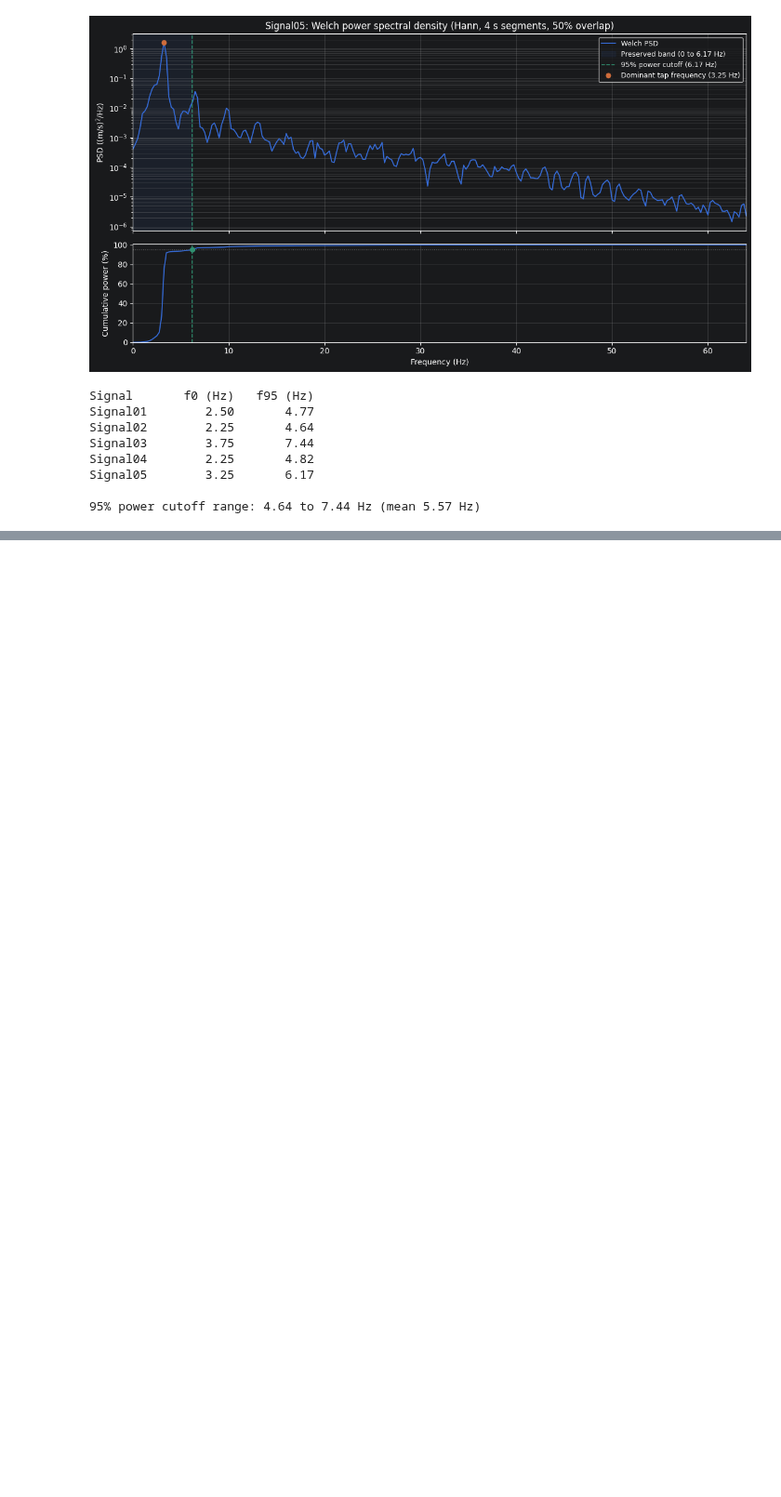
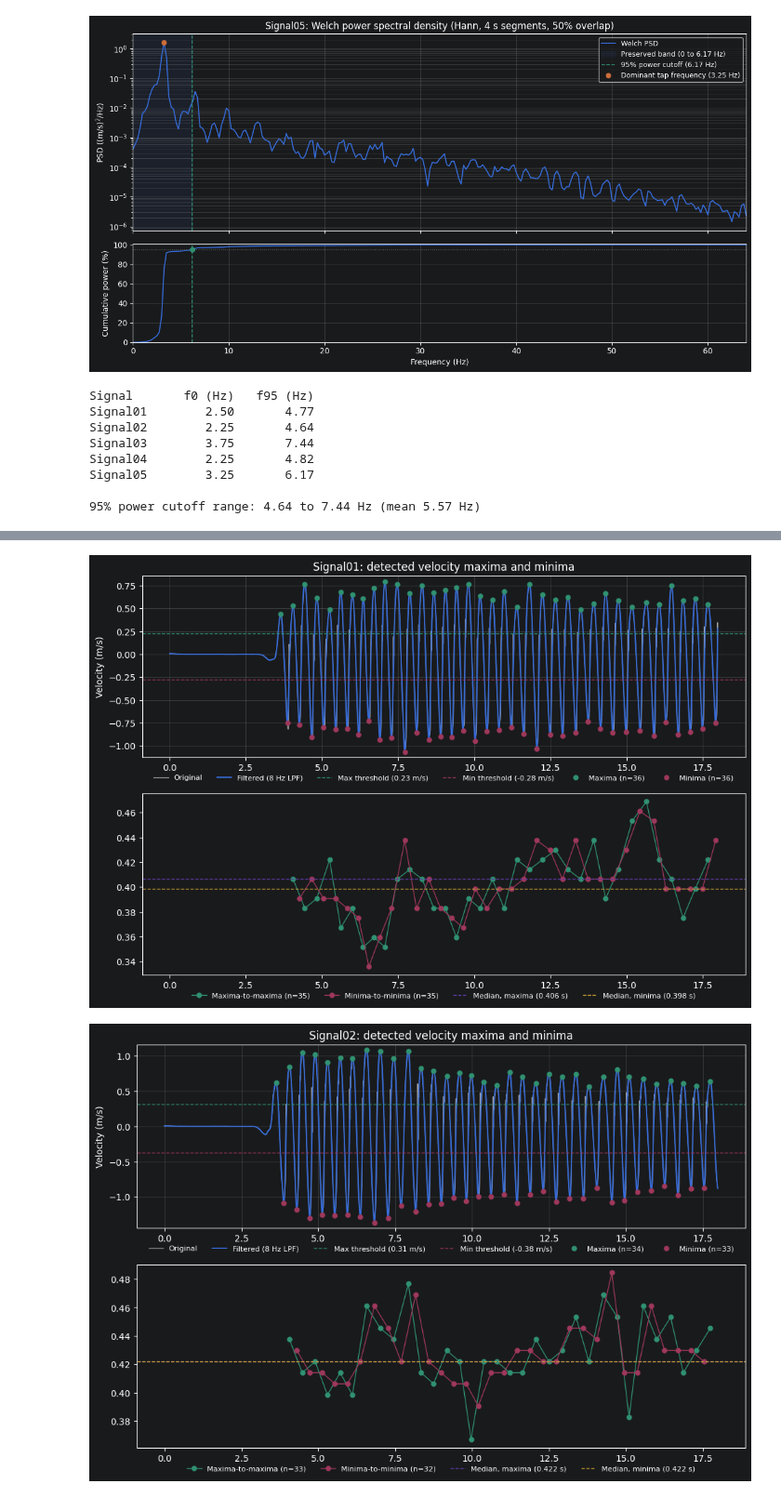
Before and after one commit to Jon-Knapp/EE522, a Jupyter notebook: Homework 4/Leg Agility Filter.ipynb, the cells around one changed output, grey strips where cells are left out. Shown at 93% size. Cells and saved outputs as stored; diff of their text form; code cells hidden in the pictures; blank space fills up the shorter version.

Commit message:
Homework 4: Leg Agility Filter COMPLETE

```diff
--- a/Homework 4/Leg Agility Filter.ipynb
+++ b/Homework 4/Leg Agility Filter.ipynb
@@ -173,0 +175,61 @@ for fname in files:
+# %%
+# ---------------------------------------------------------------
+# Problem 2: durations between adjacent maxima and adjacent minima
+# Uses the `results` dictionary produced by the Problem 1 cell.
+# Each figure stacks the Problem 1 detection plot (top) above the
+# interval plot (bottom) on a shared time axis.
+# ---------------------------------------------------------------
+summary2 = []
+for fname in files:
+    r     = results[fname]
+    x, y, t = r['x'], r['y'], r['t']
+    i_max, i_min = r['i_max'], r['i_min']
+    thr_max, thr_min = r['thr_max'], r['thr_min']
+    name = fname.removesuffix('.txt')
+
+    # Interval between each pair of adjacent extrema (s). Each interval is
+    # plotted at the time of the second extremum of the pair.
+    dT_max = np.diff(i_max) / fs
+    dT_min = np.diff(i_min) / fs
+    t_max  = t[i_max[1:]]
+    t_min  = t[i_min[1:]]
+
+    med_max, med_min = np.median(dT_max), np.median(dT_min)
+    summary2.append((name,
+                     len(dT_max), dT_max.mean(), dT_max.std(ddof=1), med_max,
+                     len(dT_min), dT_min.mean(), dT_min.std(ddof=1), med_min))
+
+    fig, (ax1, ax2) = plt.subplots(2, 1, figsize=(12, 8), sharex=True,
+                                   gridspec_kw=dict(height_ratios=[1, 1]))
+
+    # --- Top: Problem 1 detection plot ---
+    ax1.plot(t, x, color='0.65', lw=0.9, label='Original')
+    ax1.plot(t, y, color='C0',  lw=1.4, label=f'Filtered ({fc:g} Hz LPF)')
+    ax1.axhline(thr_max, color='C3', ls='--', lw=1, label=f'Max threshold ({thr_max:.2f} m/s)')
+    ax1.axhline(thr_min, color='C2', ls='--', lw=1, label=f'Min threshold ({thr_min:.2f} m/s)')
+    ax1.plot(t[i_max], y[i_max], 'o', color='C3', ms=5, label=f'Maxima (n={len(i_max)})')
+    ax1.plot(t[i_min], y[i_min], 'o', color='C2', ms=5, label=f'Minima (n={len(i_min)})')
+    lo, hi = min(x.min(), y.min()), max(x.max(), y.max())
+    pad = 0.03 * (hi - lo)
+    ax1.set_ylim(lo - pad, hi + pad)
+    ax1.set_ylabel('Velocity (m/s)')
+    ax1.set_title(f'{name}: detected velocity maxima and minima')
+    ax1.tick_params(labelbottom=True)       # show time labels on the top plot too
+    ax1.legend(loc='upper center', bbox_to_anchor=(0.5, -0.06), ncol=6,
+               fontsize=8, frameon=False)
+    ax1.grid(alpha=0.3)
+
+    # --- Bottom: intervals between adjacent extrema ---
+    ax2.plot(t_max, dT_max, '-o', color='C3', ms=5, lw=1.0,
+             label=f'Maxima-to-maxima (n={len(dT_max)})')
+    ax2.plot(t_min, dT_min, '-o', color='C2', ms=5, lw=1.0,
+             label=f'Minima-to-minima (n={len(dT_min)})')
+    ax2.axhline(med_max, color='C4', ls='--', lw=1,
+                label=f'Median, maxima ({med_max:.3f} s)')
+    ax2.axhline(med_min, color='C5', ls='--', lw=1,
+                label=f'Median, minima ({med_min:.3f} s)')
+    ax2.legend(loc='upper center', bbox_to_anchor=(0.5, -0.06), ncol=4,
+               fontsize=8, frameon=False)
+# %% [output]
+[figure, added]
+[figure, added]
```
Also changed, not shown: parts of 16 cells of this notebook, 2 other files.
